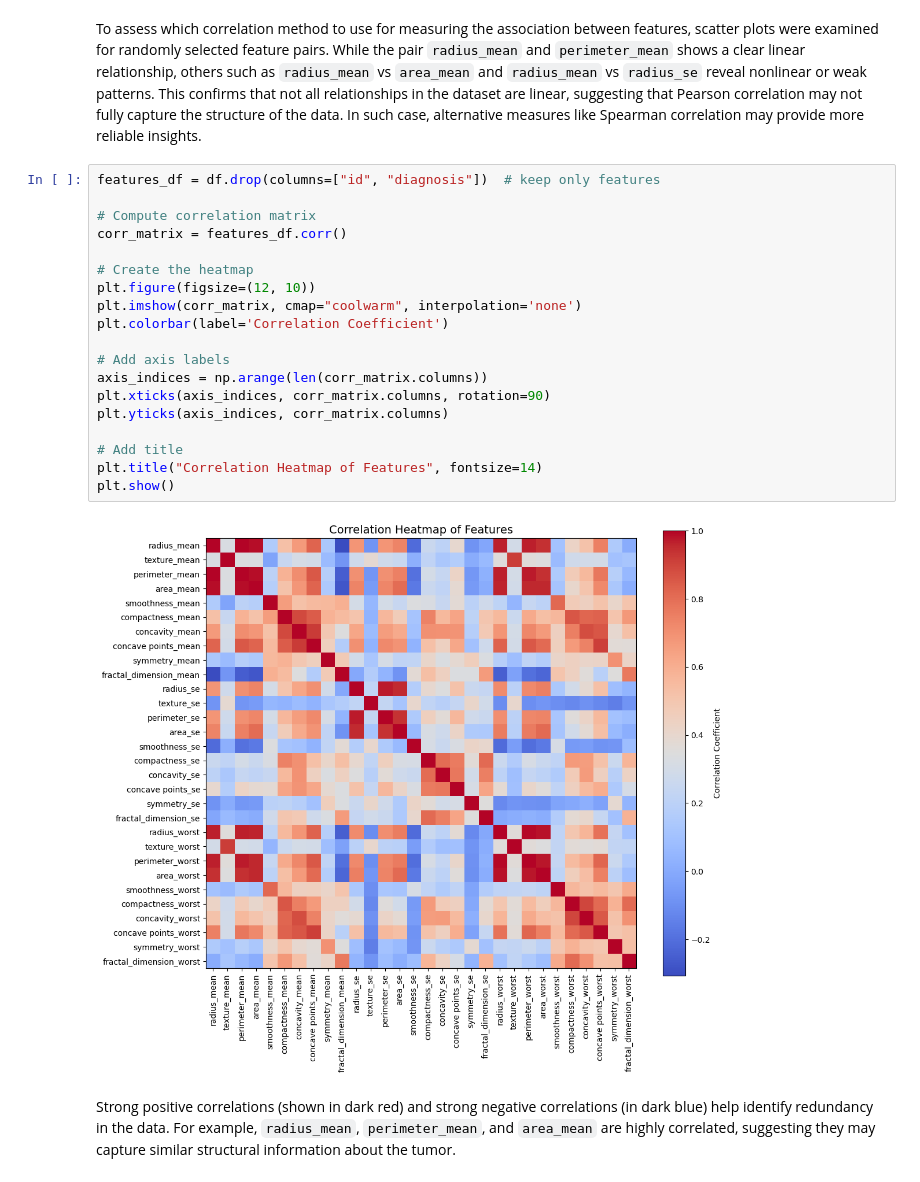
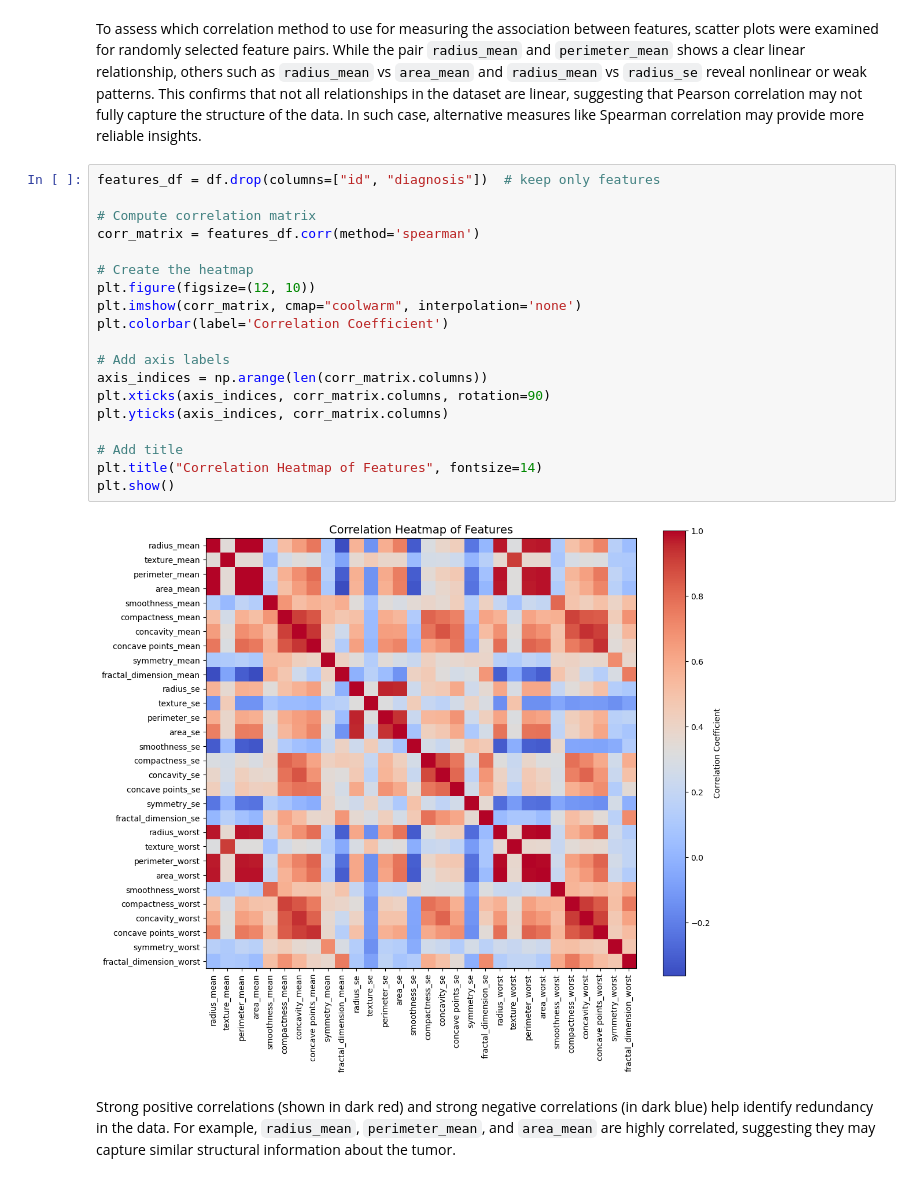
Before and after one commit to ikotsov/MLCB-Assignment-2, a Jupyter notebook: notebooks/data_exploration.ipynb, the cells around one changed output. Saved outputs shown, nothing was run; the diff lists cells and outputs as text.

Commit message:
refactor: use spearman measure instead

```diff
--- a/notebooks/data_exploration.ipynb
+++ b/notebooks/data_exploration.ipynb
@@ -208,24 +208,24 @@ To assess which correlation method to use for measuring the association between
 # %%
 features_df = df.drop(columns=["id", "diagnosis"])  # keep only features
 
 # Compute correlation matrix
-corr_matrix = features_df.corr()
+corr_matrix = features_df.corr(method='spearman')
 
 # Create the heatmap
 plt.figure(figsize=(12, 10))
 plt.imshow(corr_matrix, cmap="coolwarm", interpolation='none')
 plt.colorbar(label='Correlation Coefficient')
 
 # Add axis labels
 axis_indices = np.arange(len(corr_matrix.columns))
 plt.xticks(axis_indices, corr_matrix.columns, rotation=90)
 plt.yticks(axis_indices, corr_matrix.columns)
 
 # Add title
 plt.title("Correlation Heatmap of Features", fontsize=14)
 plt.show()
 # %% [output]
-[figure, old version]
+[figure, new version]
 # %% [markdown]
 Strong positive correlations (shown in dark red) and strong negative correlations (in dark blue) help identify redundancy in the data. For example, `radius_mean`, `perimeter_mean`, and `area_mean` are highly correlated, suggesting they may capture similar structural information about the tumor.
 # %% [markdown]
```
